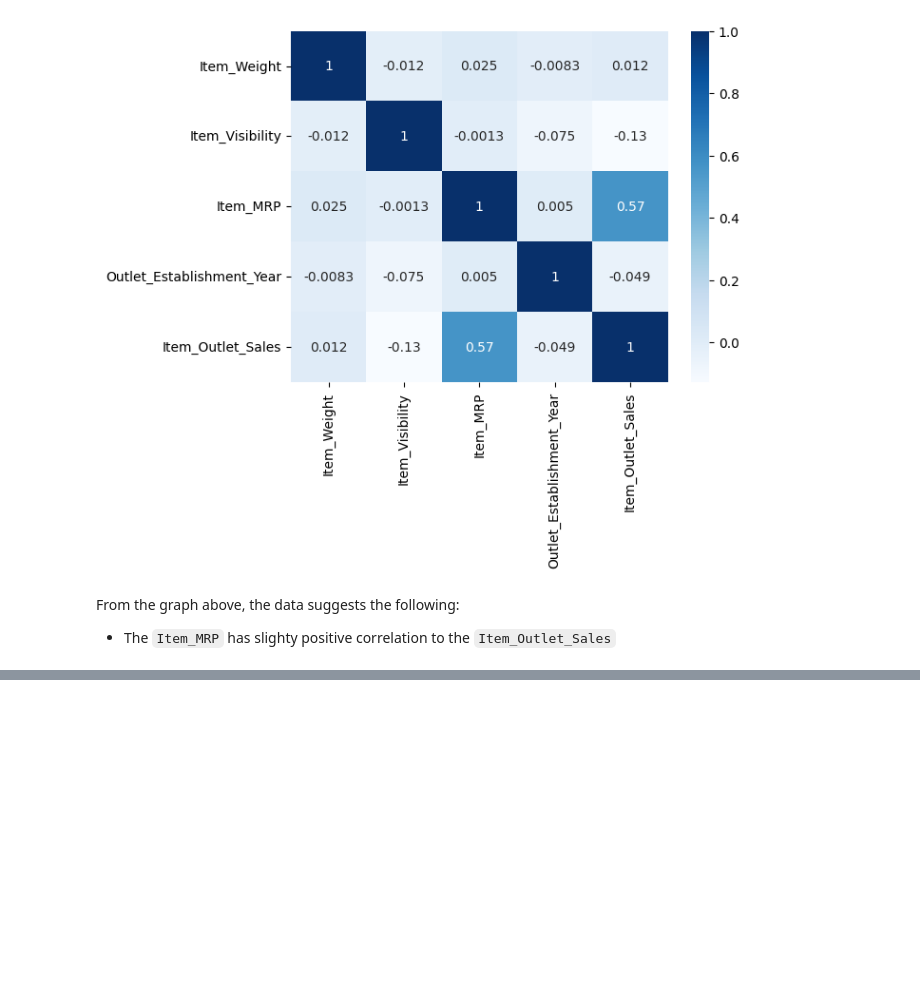
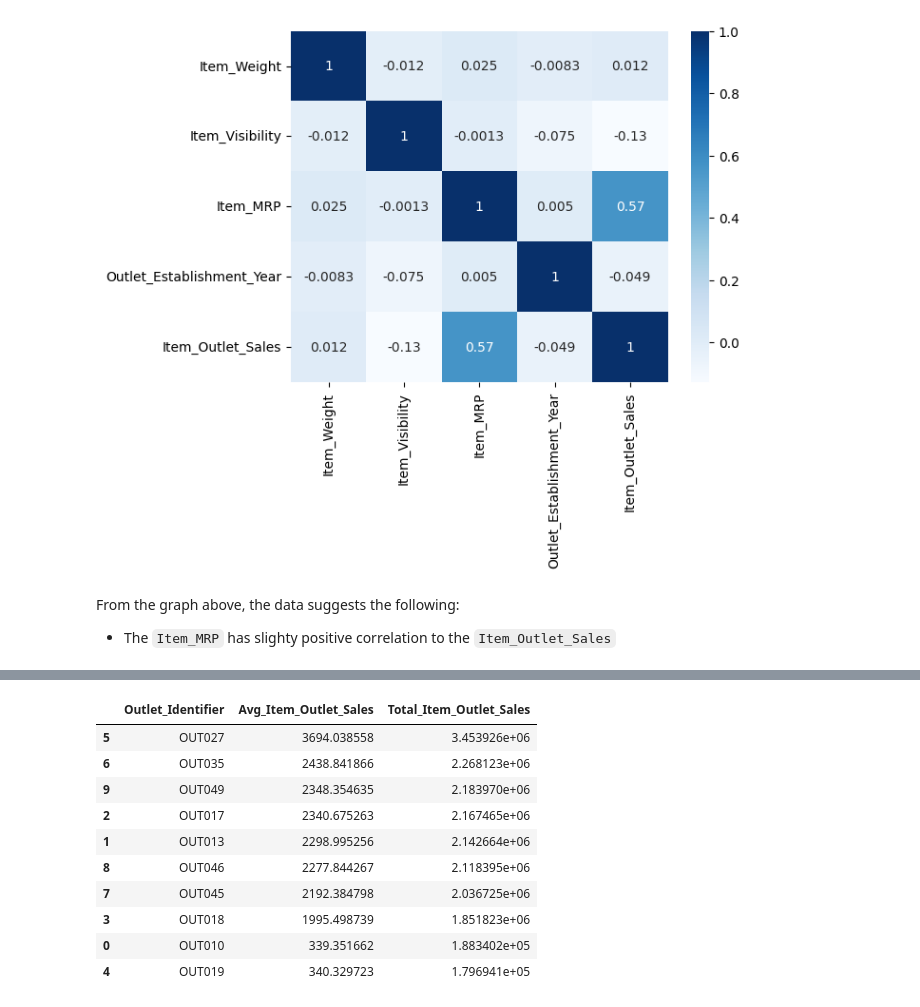
Before and after one commit to jpcanamaque/codingdojo-project, a Jupyter notebook: CodingDojo_Project.ipynb, the cells around one changed output, grey strips where cells are left out. Drawn from its saved outputs; the diff is of its cells as text; code cells hidden in the pictures; blank space fills up the shorter version.

```diff
--- a/CodingDojo_Project.ipynb
+++ b/CodingDojo_Project.ipynb
@@ -444,0 +454,23 @@ From the graph above, the data suggests the following:
+# %%
+# Graph 1: Top 10 Highest Total and Average Sales per Outlet
+# This graph contains the total and average for each outlet identifier.
+
+# We need first to create our dataset for this graph
+outlet_identifier_df = sales_df.groupby(['Outlet_Identifier'])[['Item_Outlet_Sales']].agg(
+    Avg_Item_Outlet_Sales=('Item_Outlet_Sales', np.mean),
+    Total_Item_Outlet_Sales=('Item_Outlet_Sales', np.sum))
+outlet_identifier_df = outlet_identifier_df.reset_index(['Outlet_Identifier'])
+outlet_identifier_df.sort_values(by=['Total_Item_Outlet_Sales'], ascending=False, inplace=True)
+outlet_identifier_df
+# %% [output]
+|  | Outlet_Identifier | Avg_Item_Outlet_Sales | Total_Item_Outlet_Sales |
+| 5 | OUT027 | 3694.038558 | 3.453926e+06 |
+| 6 | OUT035 | 2438.841866 | 2.268123e+06 |
+| 9 | OUT049 | 2348.354635 | 2.183970e+06 |
+| 2 | OUT017 | 2340.675263 | 2.167465e+06 |
+| 1 | OUT013 | 2298.995256 | 2.142664e+06 |
+| 8 | OUT046 | 2277.844267 | 2.118395e+06 |
+| 7 | OUT045 | 2192.384798 | 2.036725e+06 |
+| 3 | OUT018 | 1995.498739 | 1.851823e+06 |
+| 0 | OUT010 | 339.351662 | 1.883402e+05 |
+| 4 | OUT019 | 340.329723 | 1.796941e+05 |
```
Also changed, not shown: parts of 4 cells of this notebook.
